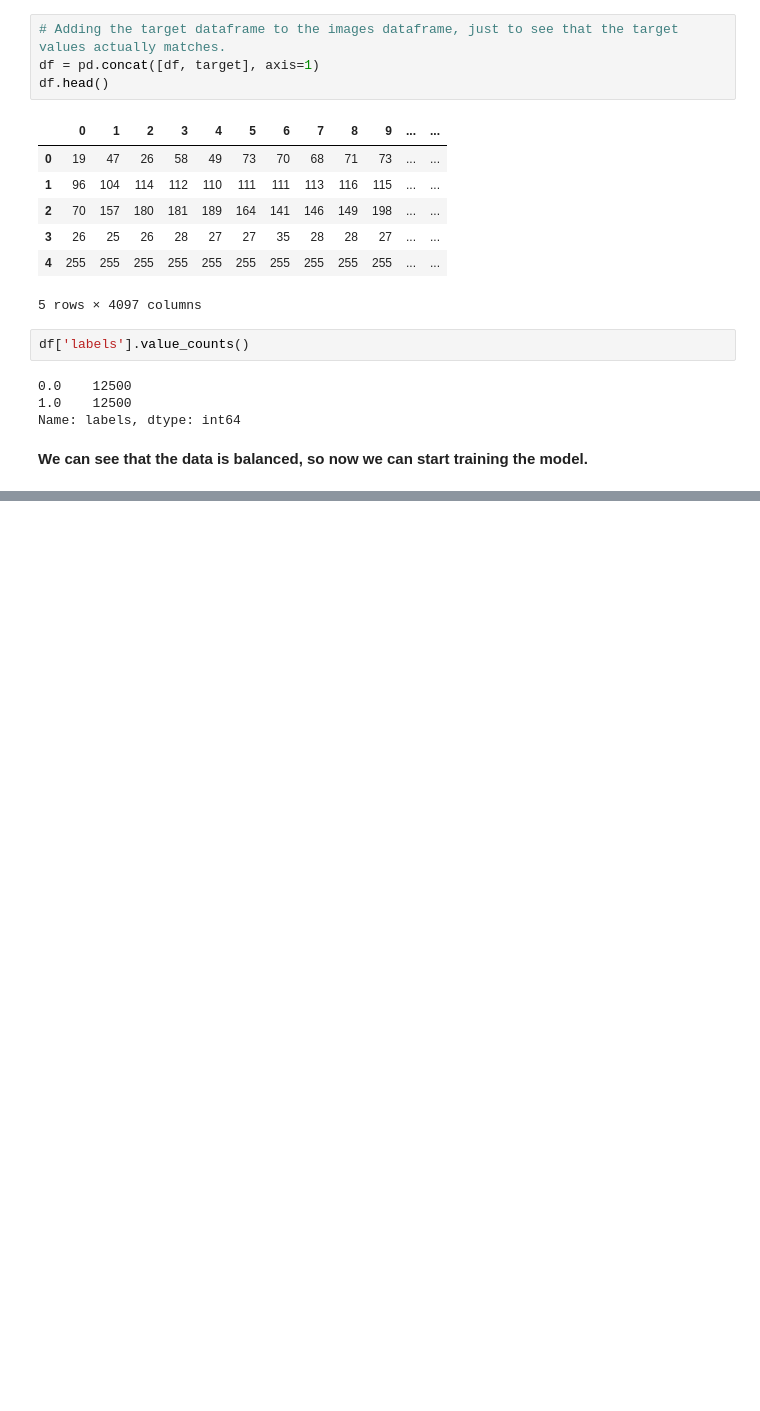
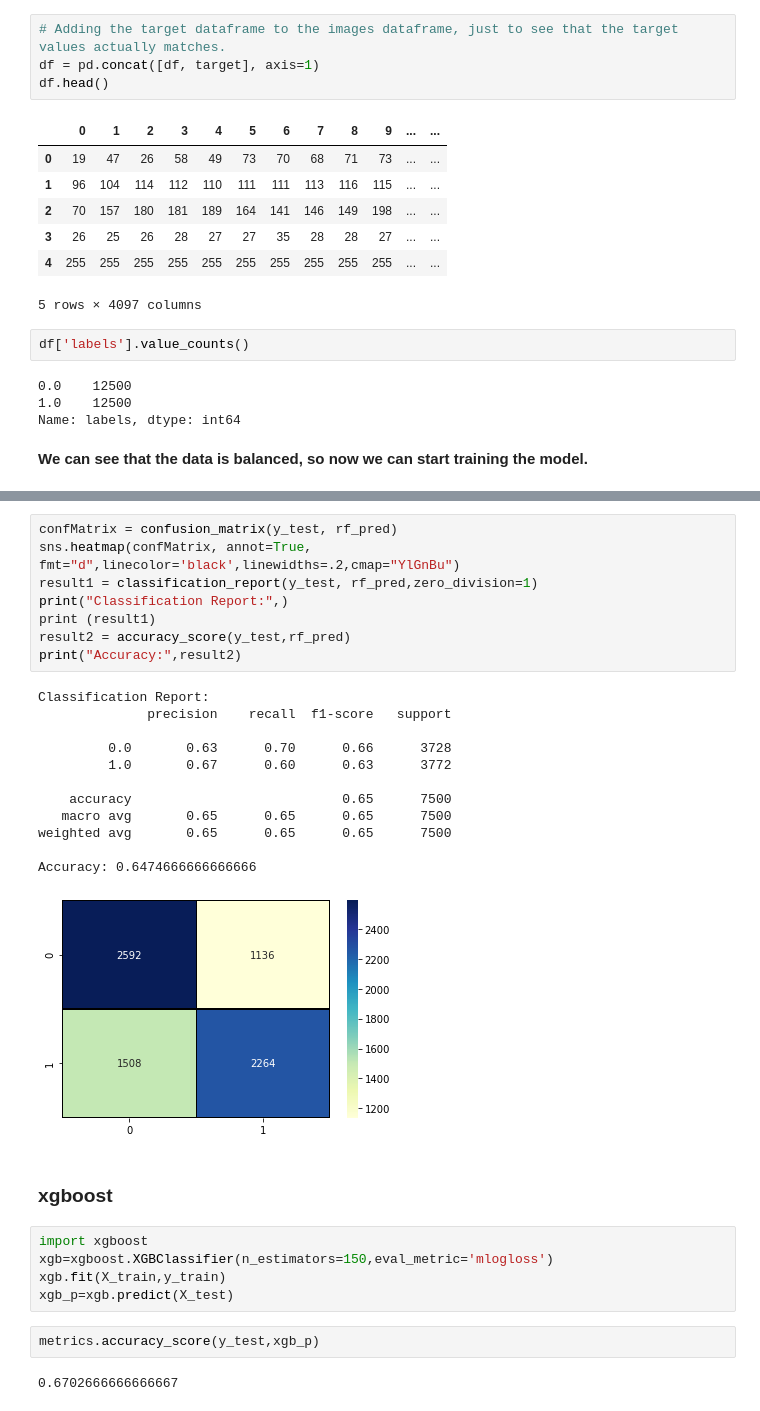
Before and after one commit to idobar1403/FinalProjectYear1, a Jupyter notebook: Cats-vs-Dogs.ipynb, the cells around one changed output, grey strips where cells are left out. Drawn from its saved outputs; the diff is of its cells as text; blank space fills up the shorter version.

```diff
--- a/Cats-vs-Dogs.ipynb
+++ b/Cats-vs-Dogs.ipynb
@@ -142,0 +260,32 @@ train = df.drop(["labels"], axis = 1)
+# %%
+confMatrix = confusion_matrix(y_test, rf_pred)
+sns.heatmap(confMatrix, annot=True, fmt="d",linecolor='black',linewidths=.2,cmap="YlGnBu")
+result1 = classification_report(y_test, rf_pred,zero_division=1)
+print("Classification Report:",)
+print (result1)
+result2 = accuracy_score(y_test,rf_pred)
+print("Accuracy:",result2)
+# %% [output]
+Classification Report:
+              precision    recall  f1-score   support
+
+         0.0       0.63      0.70      0.66      3728
+         1.0       0.67      0.60      0.63      3772
+
+    accuracy                           0.65      7500
+   macro avg       0.65      0.65      0.65      7500
+weighted avg       0.65      0.65      0.65      7500
+
+Accuracy: 0.6474666666666666
+[figure, added]
+# %% [markdown]
+### xgboost
+# %%
+import xgboost
+xgb=xgboost.XGBClassifier(n_estimators=150,eval_metric='mlogloss')
+xgb.fit(X_train,y_train)
+xgb_p=xgb.predict(X_test)
+# %%
+metrics.accuracy_score(y_test,xgb_p)
+# %% [output]
+0.6702666666666667
```
Also changed, not shown: parts of 19 cells of this notebook.
